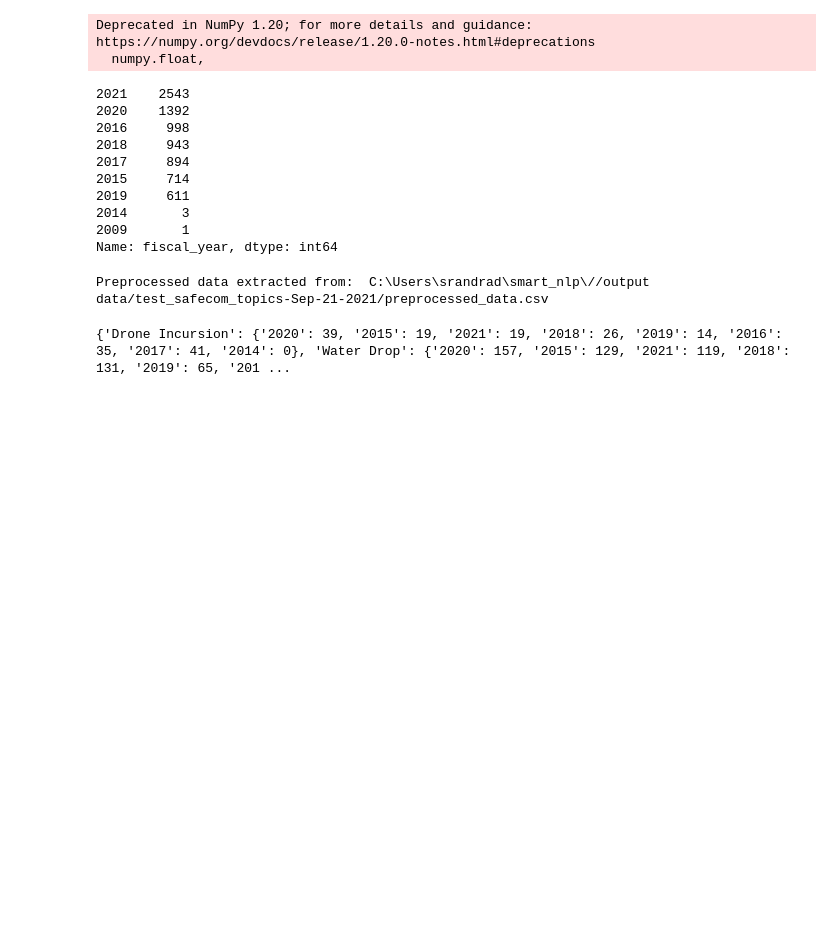
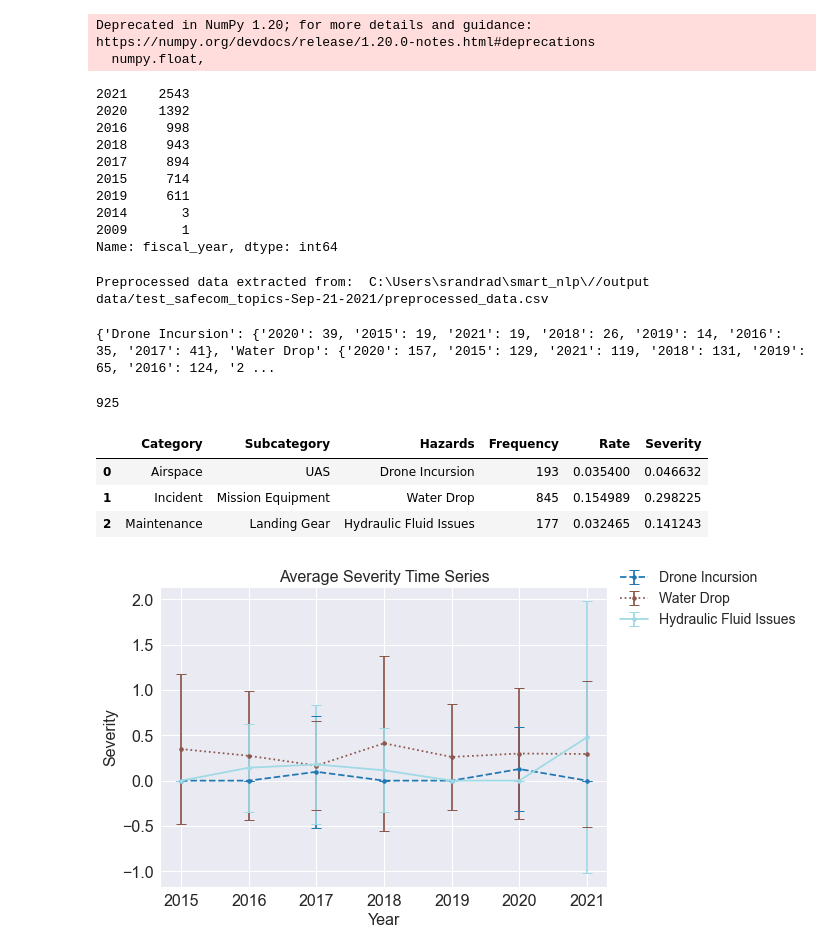
Before and after one commit to nasa/mika, a Jupyter notebook: notebooks/SAFECOM Trend Analysis.ipynb, the cells around one changed output. Drawn from its saved outputs; the diff is of its cells as text; code cells hidden in the pictures; blank space fills up the shorter version.

```diff
--- a/notebooks/SAFECOM Trend Analysis.ipynb
+++ b/notebooks/SAFECOM Trend Analysis.ipynb
@@ -73,4 +75,16 @@ frequency_new, docs = identify_docs_per_hazard(hazard_file, preprocessed_df, res
 # %%
-print(frequency_new)
+print(frequency)
 # %% [output]
-{'Drone Incursion': {'2020': 39, '2015': 19, '2021': 19, '2018': 26, '2019': 14, '2016': 35, '2017': 41, '2014': 0}, 'Water Drop': {'2020': 157, '2015': 129, '2021': 119, '2018': 131, '2019': 65, '201 ...
+{'Drone Incursion': {'2020': 39, '2015': 19, '2021': 19, '2018': 26, '2019': 14, '2016': 35, '2017': 41}, 'Water Drop': {'2020': 157, '2015': 129, '2021': 119, '2018': 131, '2019': 65, '2016': 124, '2 ...
+# %%
+def safecom_severity(passengers, injury, damage):
+    key_dict = {"f":0, "t":1}
+    severity = float(passengers)*(key_dict[injury] + key_dict[damage])
+    if np.isnan(severity):
+        severity=0
+    return severity
+# %%
+total_docs_per_year = preprocessed_df['fiscal_year'].value_counts()
+total_docs_per_year[2020]
+# %% [output]
+925
@@ -76,0 +115,30 @@ print(frequency_new)
+# %%
+categories = ['Airspace','Incident','Maintenance',]
+subcategories = ["UAS", 'Mission Equipment','Landing Gear']
+hazards = ['Drone Incursion','Water Drop','Hydraulic Fluid Issues']
+table, severities, rates = create_table(docs, frequency, preprocessed_df, "id", categories, subcategories, hazards, 'fiscal_year')
+# %%
+table
+# %% [output]
+|  | Category | Subcategory | Hazards | Frequency | Rate | Severity |
+| 0 | Airspace | UAS | Drone Incursion | 193 | 0.035400 | 0.046632 |
+| 1 | Incident | Mission Equipment | Water Drop | 845 | 0.154989 | 0.298225 |
+| 2 | Maintenance | Landing Gear | Hydraulic Fluid Issues | 177 | 0.032465 | 0.141243 |
+# %%
+def plot_metric_time_series(metric_data, metric_name, line_styles=[], markers=[], title="", time_name="Year"):
+    time_vals = list(set([year for hazard in metric_data for year in metric_data[hazard]]))
+    time_vals.sort()
+    averages = {hazard: [np.average(metric_data[hazard][year]) for year in time_vals] for hazard in metric_data}
+    stddevs = {hazard: [np.std(metric_data[hazard][year]) for year in time_vals] for hazard in metric_data}
+    colors = cm.tab20(np.linspace(0, 1, len(averages)))
+    plt.figure()
+    plt.title(title, fontsize=16)
+    plt.xlabel(time_name, fontsize=16)
+    plt.ylabel(metric_name, fontsize=16)
+    i=0
+    for hazard in averages:
+        plt.errorbar(time_vals, averages[hazard], yerr=stddevs[hazard], color=colors[i], marker=markers[i], linestyle=line_styles[i], label=hazard, capsize=5, markeredgewidth=1)
+        i += 1
+    plt.legend(bbox_to_anchor=(1, 1.1), loc='upper left', fontsize=14)
+    plt.tick_params(labelsize=16)
+    plt.show()
@@ -76,0 +163,7 @@ print(frequency_new)
+# %%
+markers = ['.','.','.']
+line_styles = ['--', ':','-']
+
+plot_metric_time_series(metric_data=severities, metric_name="Severity", line_styles=line_styles, markers=markers, title="Average Severity Time Series", time_name='Year')
+# %% [output]
+[figure, added]
```
Also changed, not shown: parts of 6 cells of this notebook.
